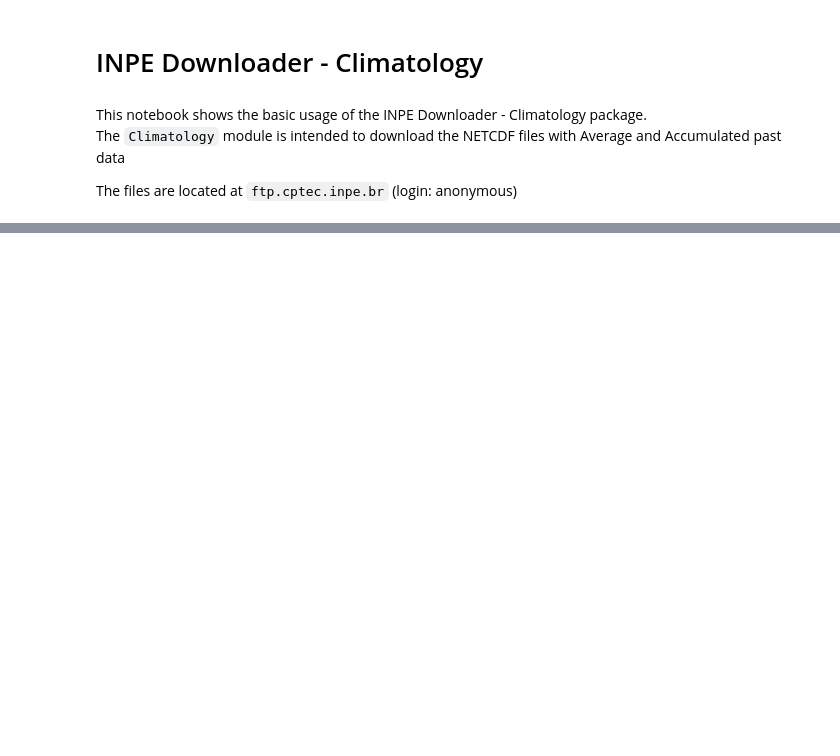
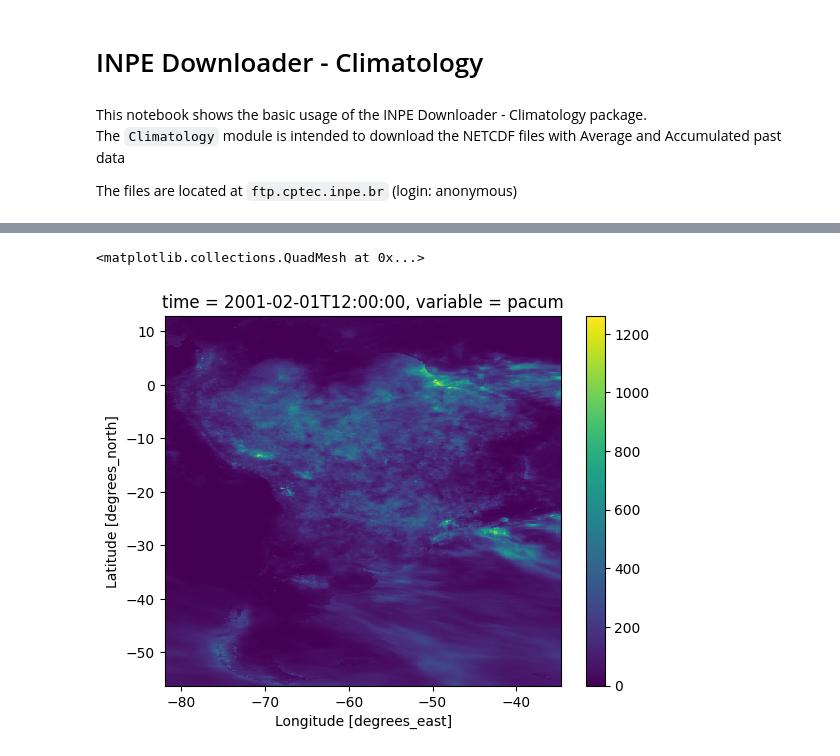
Before and after one commit to cordmaur/INPERainDownloader, a Jupyter notebook: nbs/03-INPEDownloader-Climatology.ipynb, the cells around one changed output, grey strips where cells are left out. Drawn from its saved outputs; the diff is of its cells as text; code cells hidden in the pictures; blank space fills up the shorter version.

Commit message:
Working with accum_parser

```diff
--- a/nbs/03-INPEDownloader-Climatology.ipynb
+++ b/nbs/03-INPEDownloader-Climatology.ipynb
@@ -81,0 +49,2 @@ PosixPath('../tmp/MERGE_CPTEC_20230302.tif')
+# %%
+downloader = Downloader(server=INPE.FTPurl, parsers=INPEParsers.parsers)
@@ -363,0 +94,2 @@ mock_object.__call__
+# %%
+files = downloader.download_range('2001-02', '2001-06', local_folder='../tmp', datatype=INPETypes.MONTHLY_ACCUM_YEARLY)
@@ -363,0 +109,2 @@ mock_object.__call__
+# %%
+nc = xr.open_dataset(files[0])
@@ -363,0 +122,5 @@ mock_object.__call__
+# %%
+nc.to_array().squeeze().plot()
+# %% [output]
+<matplotlib.collections.QuadMesh at 0x...>
+[figure, added]
```
Also changed, not shown: parts of 96 cells of this notebook, 12 other files.
